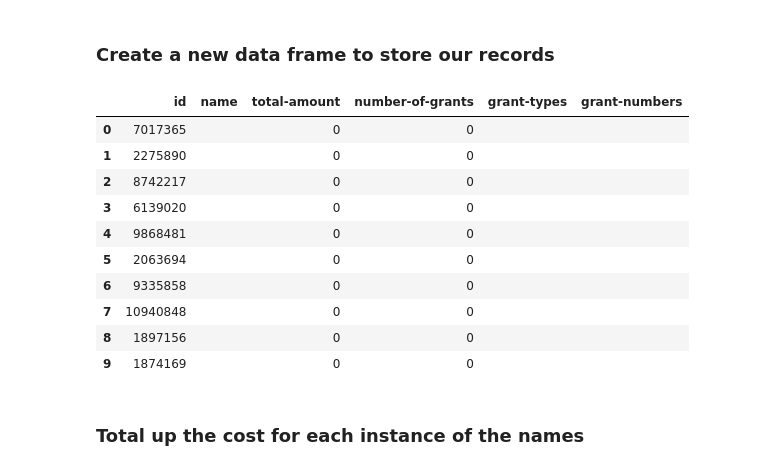
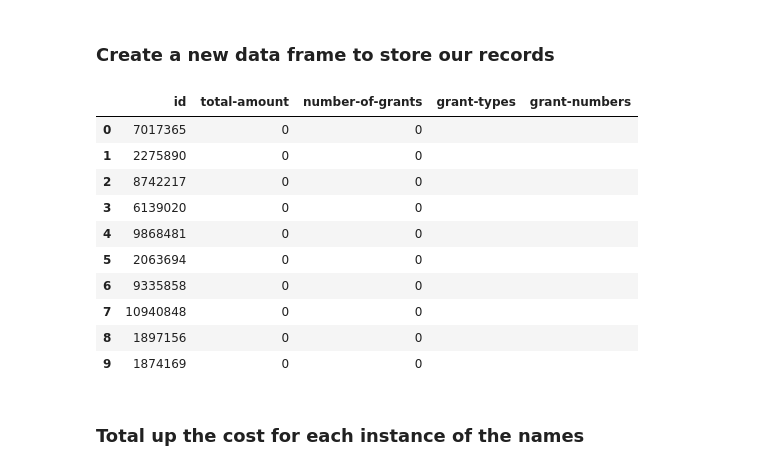
Before and after one commit to chris-creditdesign/nih-awards, a Jupyter notebook: NIH Sandbox.ipynb, the cells around one changed output. Drawn from its saved outputs; the diff is of its cells as text; code cells hidden in the pictures.

```diff
--- a/NIH Sandbox.ipynb
+++ b/NIH Sandbox.ipynb
@@ -89,7 +89,7 @@ ids = ""
 for index, row in nih_df2.iterrows():
     ids += row['PI_IDS']
 
-noContact = names.replace("(contact)","")
+noContact = ids.replace("(contact)","")
 # %% [markdown]
 ### Split the string into a list on each semicolon
 # %%
@@ -130,27 +130,26 @@ len(uniqueIds)
 # %%
 total_df = pandas.DataFrame({
         'id': uniqueIds
     })
 
-total_df['name'] = ""
 total_df['total-amount'] = 0
 total_df['number-of-grants'] = 0
 total_df['grant-types'] = ""
 total_df['grant-numbers'] = ""
 
 total_df.head(10)
 # %% [output]
-|  | id | name | total-amount | number-of-grants | grant-types | grant-numbers |
-| 0 | 7017365 |  | 0 | 0 |  |  |
-| 1 | 2275890 |  | 0 | 0 |  |  |
-| 2 | 8742217 |  | 0 | 0 |  |  |
-| 3 | 6139020 |  | 0 | 0 |  |  |
-| 4 | 9868481 |  | 0 | 0 |  |  |
-| 5 | 2063694 |  | 0 | 0 |  |  |
-| 6 | 9335858 |  | 0 | 0 |  |  |
-| 7 | 10940848 |  | 0 | 0 |  |  |
-| 8 | 1897156 |  | 0 | 0 |  |  |
-| 9 | 1874169 |  | 0 | 0 |  |  |
+|  | id | total-amount | number-of-grants | grant-types | grant-numbers |
+| 0 | 7017365 | 0 | 0 |  |  |
+| 1 | 2275890 | 0 | 0 |  |  |
+| 2 | 8742217 | 0 | 0 |  |  |
+| 3 | 6139020 | 0 | 0 |  |  |
+| 4 | 9868481 | 0 | 0 |  |  |
+| 5 | 2063694 | 0 | 0 |  |  |
+| 6 | 9335858 | 0 | 0 |  |  |
+| 7 | 10940848 | 0 | 0 |  |  |
+| 8 | 1897156 | 0 | 0 |  |  |
+| 9 | 1874169 | 0 | 0 |  |  |
 # %% [markdown]
 ### Total up the cost for each instance of the names
 # %%
```
Also changed, not shown: parts of 15 cells of this notebook.
